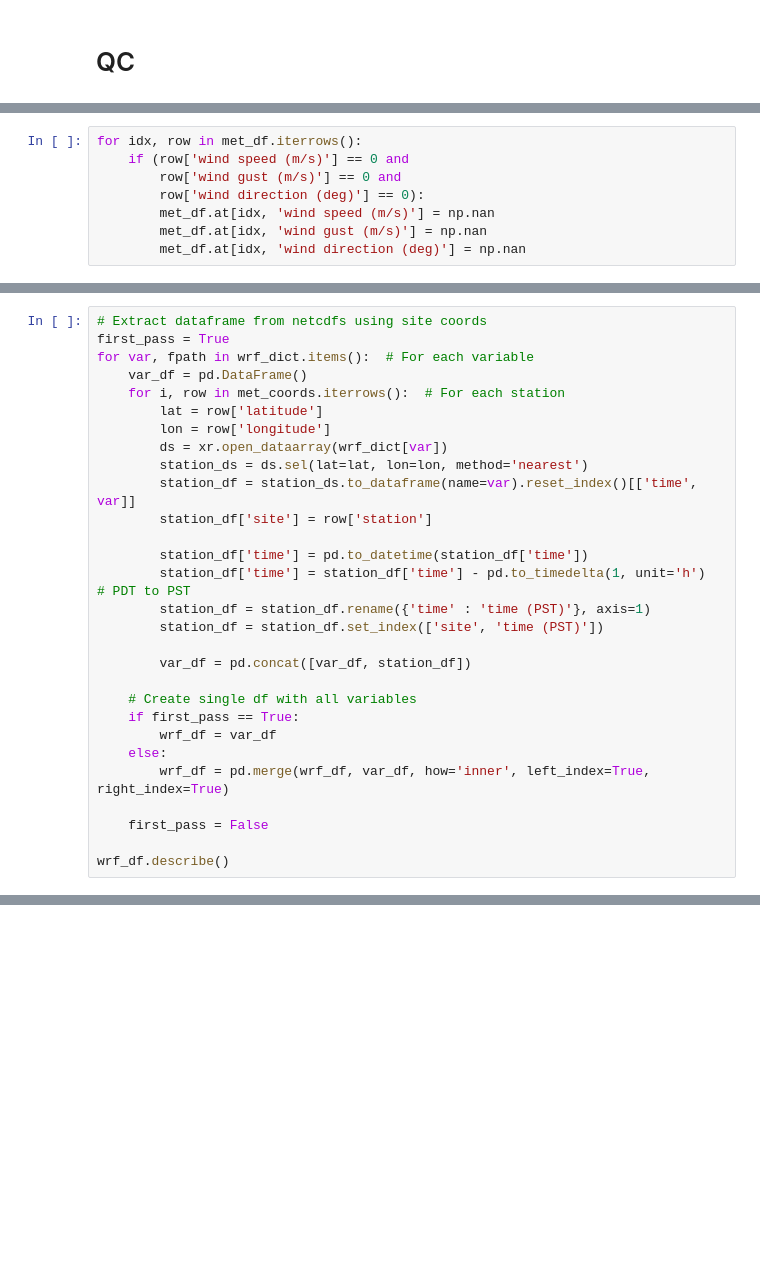
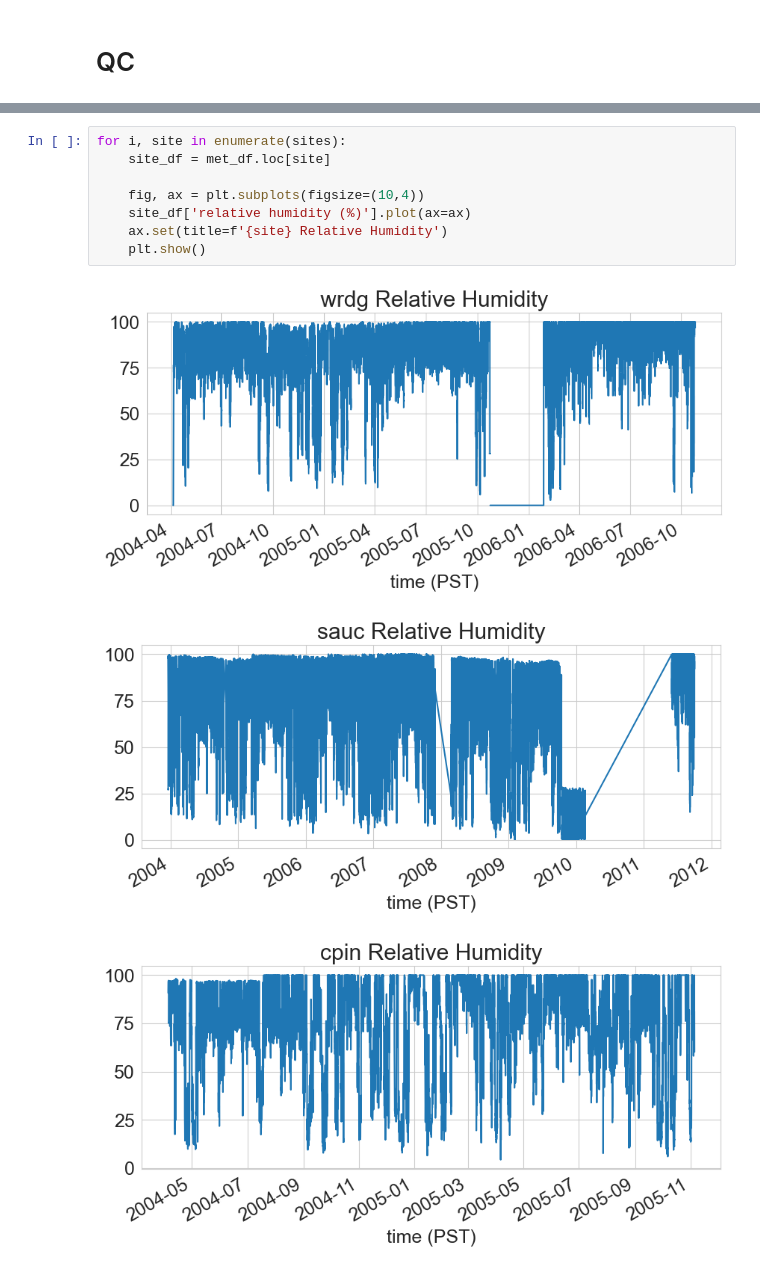
Before and after one commit to UCSB-NRS/sci-wrf-analysis, a Jupyter notebook: notebooks/met-data-qc.ipynb, the cells around one changed output, grey strips where cells are left out. Drawn from its saved outputs; the diff is of its cells as text; blank space fills up the shorter version.

```diff
--- a/notebooks/met-data-qc.ipynb
+++ b/notebooks/met-data-qc.ipynb
@@ -132,8 +89,0 @@ met_df.loc[met_df['relative humidity (%)'] == 0]
-# %%
-for idx, row in met_df.iterrows():
-    if (row['wind speed (m/s)'] == 0 and
-        row['wind gust (m/s)'] == 0 and
-        row['wind direction (deg)'] == 0):
-        met_df.at[idx, 'wind speed (m/s)'] = np.nan
-        met_df.at[idx, 'wind gust (m/s)'] = np.nan
-        met_df.at[idx, 'wind direction (deg)'] = np.nan
@@ -144,29 +89,0 @@ KeyError: 'wind gust (m/s)'
-# %%
-# Extract dataframe from netcdfs using site coords
-first_pass = True
-for var, fpath in wrf_dict.items():  # For each variable
-    var_df = pd.DataFrame()
-    for i, row in met_coords.iterrows():  # For each station
-        lat = row['latitude']
-        lon = row['longitude']
-        ds = xr.open_dataarray(wrf_dict[var])
-        station_ds = ds.sel(lat=lat, lon=lon, method='nearest')
-        station_df = station_ds.to_dataframe(name=var).reset_index()[['time', var]]
-        station_df['site'] = row['station']
-
-        station_df['time'] = pd.to_datetime(station_df['time'])
-        station_df['time'] = station_df['time'] - pd.to_timedelta(1, unit='h')  # PDT to PST
-        station_df = station_df.rename({'time' : 'time (PST)'}, axis=1)
-        station_df = station_df.set_index(['site', 'time (PST)'])
-
-        var_df = pd.concat([var_df, station_df])
-
-    # Create single df with all variables
-    if first_pass == True:
-        wrf_df = var_df
-    else:
-        wrf_df = pd.merge(wrf_df, var_df, how='inner', left_index=True, right_index=True)
-
-    first_pass = False
-
-wrf_df.describe()
@@ -239,0 +102,12 @@ InvalidIndexError: Reindexing only valid with uniquely valued Index objects
+# %%
+for i, site in enumerate(sites):
+    site_df = met_df.loc[site]
+
+    fig, ax = plt.subplots(figsize=(10,4))
+    site_df['relative humidity (%)'].plot(ax=ax)
+    ax.set(title=f'{site} Relative Humidity')
+    plt.show()
+# %% [output]
+[figure, added]
+[figure, added]
+[figure, added]
```
Also changed, not shown: parts of 43 cells of this notebook.
